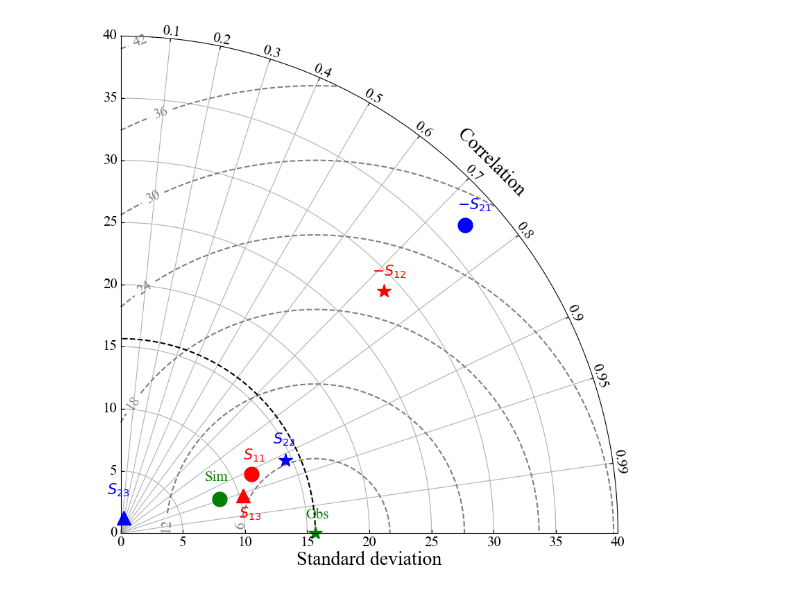
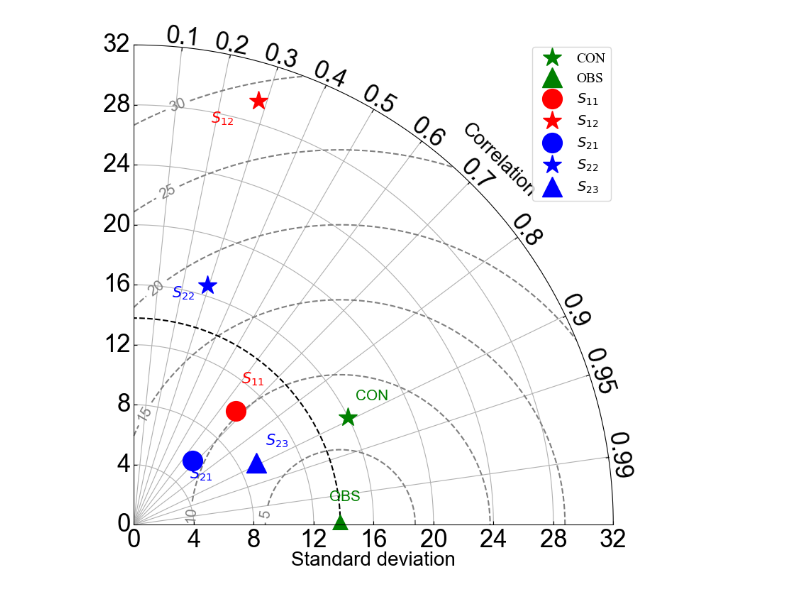
Before and after one commit to GRuiMan/BCCF, a Jupyter notebook: Codes/Figures_simulated_sensitivity.ipynb, the cells around one changed output. Saved outputs shown, nothing was run; the diff lists cells and outputs as text; code cells hidden in the pictures.

```diff
--- a/Codes/Figures_simulated_sensitivity.ipynb
+++ b/Codes/Figures_simulated_sensitivity.ipynb
@@ -97,41 +143,41 @@ np.mean(BC_s11)
 # %%
 from taylor import TaylorDiagram
 
 
 fig = plt.figure(figsize=(8,8))
-r2_locs=np.arange(0,45,5)
-td=TaylorDiagram(fig=fig,refsample=BC_real,r2_locs=r2_locs)
+r2_locs=np.arange(0,33,4)
+td=TaylorDiagram(fig=fig,refsample=smooth_BC_real,r2_locs=r2_locs)
 
-size=15
-[std1,corr1]=td.plot_taylor(BC_control,'go',markersize=size,label='Control Group')
-[std2,corr2]=td.plot_taylor(BC_real,'g*',markersize=size,label='Observation')
-[std3,corr3]=td.plot_taylor(BC_s11,'ro',markersize=size,label='$S_{11}$')
-[std4,corr4]=td.plot_taylor(BC_s12,'r*',markersize=size,label='$S_{12}$')
-[std5,corr5]=td.plot_taylor(BC_s13,'r^',markersize=size,label='$S_{13}$')
-[std6,corr6]=td.plot_taylor(BC_s21,'bo',markersize=size,label='$S_{21}$')
-[std7,corr7]=td.plot_taylor(BC_s22,'b*',markersize=size,label='$S_{22}$')
-[std8,corr8]=td.plot_taylor(BC_s23,'b^',markersize=size,label='$S_{23}$')
+
+size=20
+
+[std1,corr1]=td.plot_taylor(smooth_BC_control,'g*',markersize=size,label='CON')
+[std2,corr2]=td.plot_taylor(smooth_BC_real,'g^',markersize=size,label='OBS')
+[std3,corr3]=td.plot_taylor(smooth_BC_s11,'ro',markersize=size,label='$S_{11}$')
+[std4,corr4]=td.plot_taylor(smooth_BC_s12,'r*',markersize=size,label='$S_{12}$')
+[std6,corr6]=td.plot_taylor(smooth_BC_s21,'bo',markersize=size,label='$S_{21}$')
+[std7,corr7]=td.plot_taylor(smooth_BC_s22,'b*',markersize=size,label='$S_{22}$')
+[std8,corr8]=td.plot_taylor(smooth_BC_s23,'b^',markersize=size,label='$S_{23}$')
 
 plt.tight_layout()
-plt.text((std1+0.5)*corr1/max(r2_locs),(std1*np.sqrt(1-corr1**2)+3.5)/max(r2_locs),
-         'Sim',color='g',fontsize=15,transform=fig.transFigure)
-plt.text((std2)*corr2/max(r2_locs),(std2*np.sqrt(1-corr2**2)+3.5)/max(r2_locs),
-         'Obs',color='g',fontsize=15,transform=fig.transFigure)
-plt.text((std3+0.7)*corr3/max(r2_locs),(std3*np.sqrt(1-corr3**2)+3)/max(r2_locs),
+plt.rcParams['font.size'] = 14.5
+plt.text((std1*corr1+1)/max(r2_locs),(std1*np.sqrt(1-corr1**2)+2.5)/max(r2_locs),
+         'CON',color='g',fontsize=15,transform=fig.transFigure)
+plt.text((std2*corr2)/max(r2_locs),(std2*np.sqrt(1-corr2**2)+4)/max(r2_locs),
+         'OBS',color='g',fontsize=15,transform=fig.transFigure)
+plt.text((std3*corr3+2)/max(r2_locs),(std3*np.sqrt(1-corr3**2)+3)/max(r2_locs),
          '$S_{11}$',color='r',fontsize=15,transform=fig.transFigure)
-plt.text((std4-1)*np.abs(corr4)/max(r2_locs),(std4*np.sqrt(1-np.abs(corr4)**2)+1.5)/max(r2_locs),
-         '$-S_{12}$',color='r',fontsize=15,transform=fig.transFigure)
-plt.text((std5+1)*corr5/max(r2_locs),(std5*np.sqrt(1-corr5**2)+0.5)/max(r2_locs),
-         '$S_{13}$',color='r',fontsize=15,transform=fig.transFigure)
-plt.text((std6-1.5)*np.abs(corr6)/max(r2_locs),(std6*np.sqrt(1-np.abs(corr6)**2)+1)/max(r2_locs),
-         '$-S_{21}$',color='b',fontsize=15,transform=fig.transFigure)
-plt.text((std7)*corr7/max(r2_locs),(std7*np.sqrt(1-corr7**2)+3)/max(r2_locs),
+plt.text((std4*np.abs(corr4)-1.2)/max(r2_locs),(std4*np.sqrt(1-np.abs(corr4)**2)-3)/max(r2_locs),
+         '$S_{12}$',color='r',fontsize=15,transform=fig.transFigure)
+plt.text((std6*corr6+2)/max(r2_locs),(std6*np.sqrt(1-np.abs(corr6)**2)+1)/max(r2_locs),
+         '$S_{21}$',color='b',fontsize=15,transform=fig.transFigure)
+plt.text((std7)*corr7/max(r2_locs),(std7*np.sqrt(1-corr7**2)-0.5)/max(r2_locs),
          '$S_{22}$',color='b',fontsize=15,transform=fig.transFigure)
-plt.text((std8+5)*corr8/max(r2_locs),(std8*np.sqrt(1-corr8**2)+4)/max(r2_locs),
+plt.text((std8*np.abs(corr8)+2)/max(r2_locs),(std8*np.sqrt(1-corr8**2)+3)/max(r2_locs),
          '$S_{23}$',color='b',fontsize=15,transform=fig.transFigure)
 
-# plt.legend(loc='upper right',fontsize=10)
-plt.savefig('../Figures/Figure4_七种不同模拟结果的泰勒图.svg')
+legend = plt.legend(loc='upper right', ncol=1, prop={'family': 'Times New Roman', 'size': 14})
+plt.savefig('../Figures/Figure4_七种不同模拟结果泰勒图.svg')
 plt.show()
 # %% [output]
-[figure, old version]
+[figure, new version]
```
Also changed, not shown: parts of 7 cells of this notebook, 24 other files.
